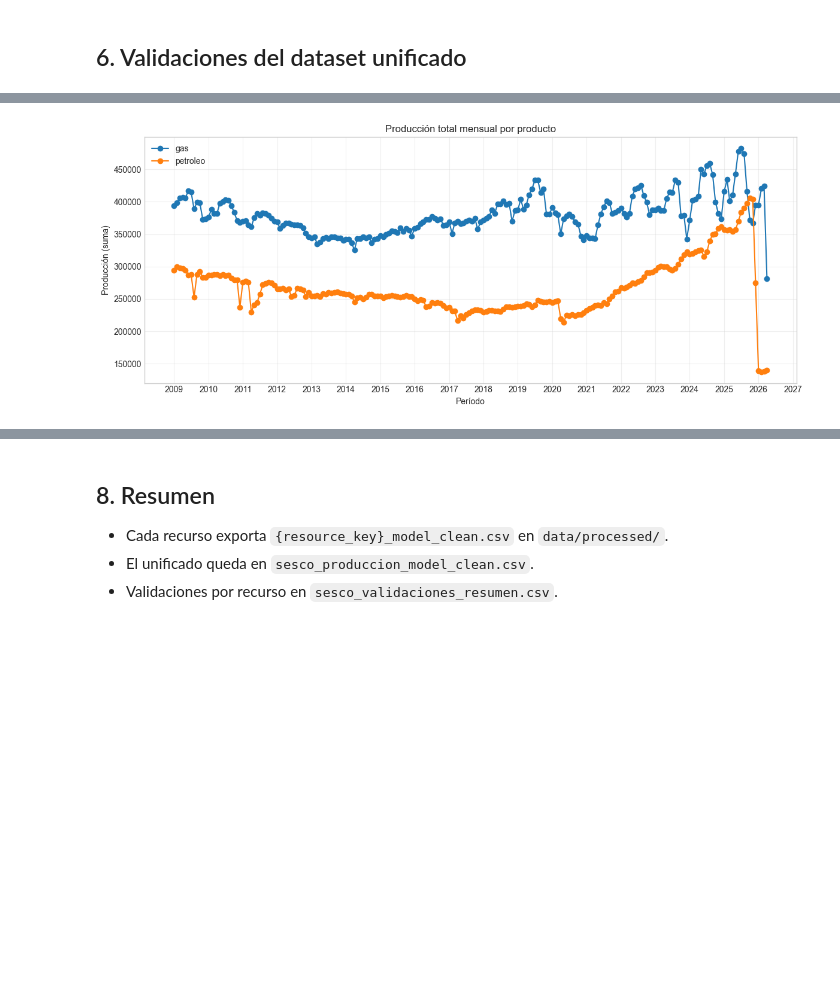
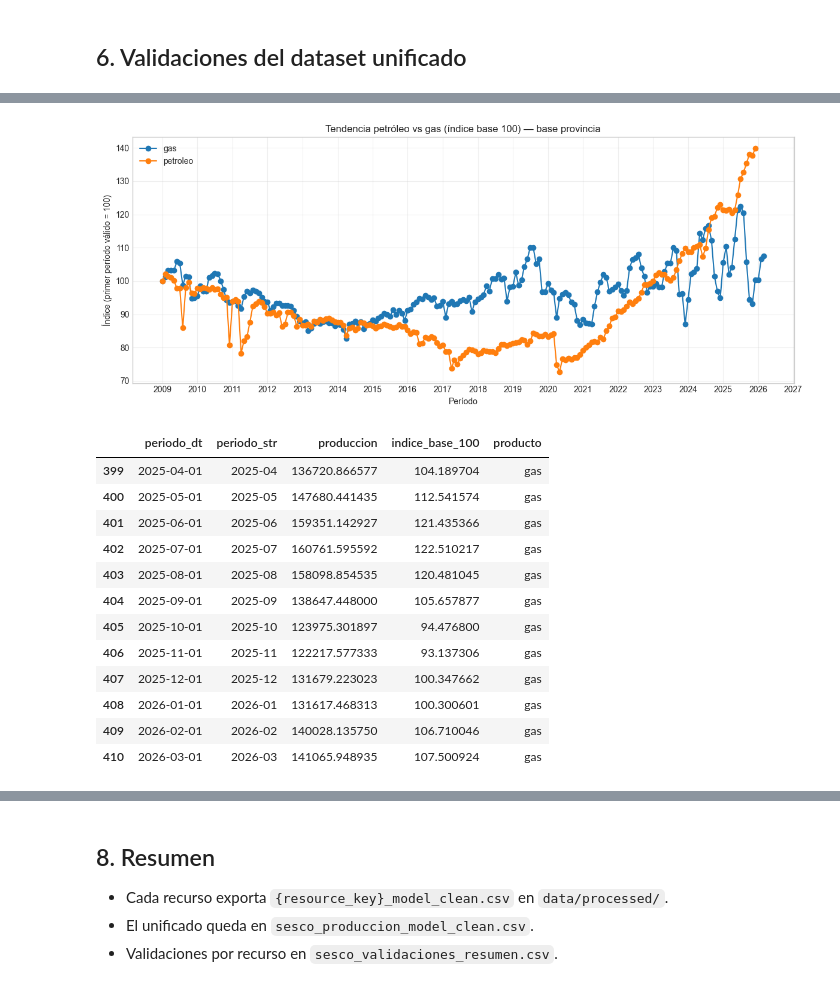
Before and after one commit to ppagano91/DashboardOilAndGasArgentina, a Jupyter notebook: exploration/notebooks/02_modelo_unificado_sesco.ipynb, the cells around one changed output, grey strips where cells are left out. Drawn from its saved outputs; the diff is of its cells as text; code cells hidden in the pictures; blank space fills up the shorter version.

Commit message:
Mejoras en el notebook y los scripts de procesamiento de datos de SESCO.

```diff
--- a/exploration/notebooks/02_modelo_unificado_sesco.ipynb
+++ b/exploration/notebooks/02_modelo_unificado_sesco.ipynb
@@ -5,6 +5,7 @@ Procesa en lote los recursos de producción promedio diaria (petróleo y gas por
 # %% [markdown]
 ## 1. Configuración e imports
 # %%
+import importlib
 import sys
 from pathlib import Path
 
@@ -23,8 +24,11 @@ SCRIPTS_DIR = EXPLORATION_DIR / "scripts"
 RAW_DIR = EXPLORATION_DIR / "data" / "raw"
 PROCESSED_DIR = EXPLORATION_DIR / "data" / "processed"
 
-sys.path.insert(0, str(SCRIPTS_DIR))
+if str(SCRIPTS_DIR) not in sys.path:
+    sys.path.insert(0, str(SCRIPTS_DIR))
+
 import sesco_processing as sp
+sp = importlib.reload(sp)
 
 RAW_DIR.mkdir(parents=True, exist_ok=True)
 PROCESSED_DIR.mkdir(parents=True, exist_ok=True)
@@ -195,24 +346,47 @@ Duplicados (clave ['periodo_str', 'producto', 'agrupador_tipo', 'agrupador_nombr
 # %%
-# Gráfica 1: producción total mensual por producto
-ts_producto = (
-    df_sesco_model.groupby(["periodo_dt", "periodo_str", "producto"], as_index=False)[
-        "produccion"
-    ]
-    .sum()
-    .sort_values("periodo_dt")
-)
+# Comparación de tendencia petróleo vs gas (índice base 100, base provincia)
+rows = []
+for producto in ["petroleo", "gas"]:
+    sub, info = filter_valid_group(df_sesco_model, producto, "provincia", threshold=0.5)
+    ts = (
+        sub.groupby(["periodo_dt", "periodo_str"], as_index=False)["produccion"]
+        .sum()
+        .sort_values("periodo_dt")
+    )
+    base = ts.iloc[0]["produccion"] if len(ts) else None
+    if base and base != 0:
+        ts["indice_base_100"] = ts["produccion"] / base * 100
+        ts["producto"] = producto
+        rows.append(ts)
+
+compare_idx = pd.concat(rows, ignore_index=True)
 
 fig, ax = plt.subplots(figsize=(12, 5))
-for producto, grp in ts_producto.groupby("producto"):
-    ax.plot(grp["periodo_dt"], grp["produccion"], marker="o", label=producto)
-ax.set_title("Producción total mensual por producto")
+for producto, grp in compare_idx.groupby("producto"):
+    ax.plot(grp["periodo_dt"], grp["indice_base_100"], marker="o", label=producto)
+ax.set_title("Tendencia petróleo vs gas (índice base 100) — base provincia")
 ax.set_xlabel("Período")
-ax.set_ylabel("Producción (suma)")
+ax.set_ylabel("Índice (primer período válido = 100)")
 ax.xaxis.set_major_locator(mdates.YearLocator(1))
 ax.xaxis.set_major_formatter(mdates.DateFormatter("%Y"))
+ax.grid(True, alpha=0.3)
 ax.legend()
-ax.grid(True, alpha=0.3)
 plt.tight_layout()
 plt.show()
+
+display(compare_idx.tail(12))
 # %% [output]
-[figure, old version]
+[figure, new version]
+|  | periodo_dt | periodo_str | produccion | indice_base_100 | producto |
+| 399 | 2025-04-01 | 2025-04 | 136720.866577 | 104.189704 | gas |
+| 400 | 2025-05-01 | 2025-05 | 147680.441435 | 112.541574 | gas |
+| 401 | 2025-06-01 | 2025-06 | 159351.142927 | 121.435366 | gas |
+| 402 | 2025-07-01 | 2025-07 | 160761.595592 | 122.510217 | gas |
+| 403 | 2025-08-01 | 2025-08 | 158098.854535 | 120.481045 | gas |
+| 404 | 2025-09-01 | 2025-09 | 138647.448000 | 105.657877 | gas |
+| 405 | 2025-10-01 | 2025-10 | 123975.301897 | 94.476800 | gas |
+| 406 | 2025-11-01 | 2025-11 | 122217.577333 | 93.137306 | gas |
+| 407 | 2025-12-01 | 2025-12 | 131679.223023 | 100.347662 | gas |
+| 408 | 2026-01-01 | 2026-01 | 131617.468313 | 100.300601 | gas |
+| 409 | 2026-02-01 | 2026-02 | 140028.135750 | 106.710046 | gas |
+| 410 | 2026-03-01 | 2026-03 | 141065.948935 | 107.500924 | gas |
```
Also changed, not shown: parts of 8 cells of this notebook, 2 other files.
